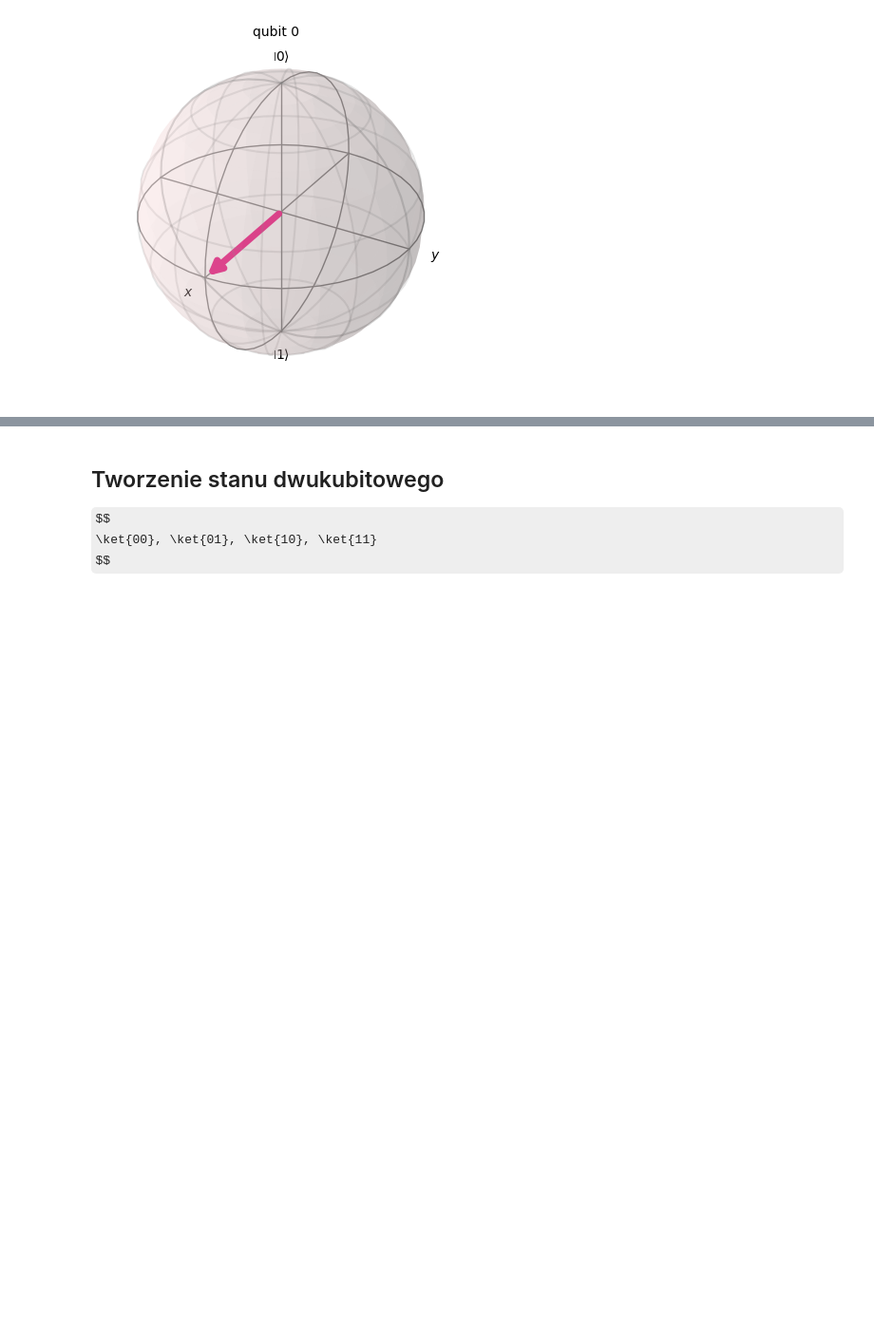
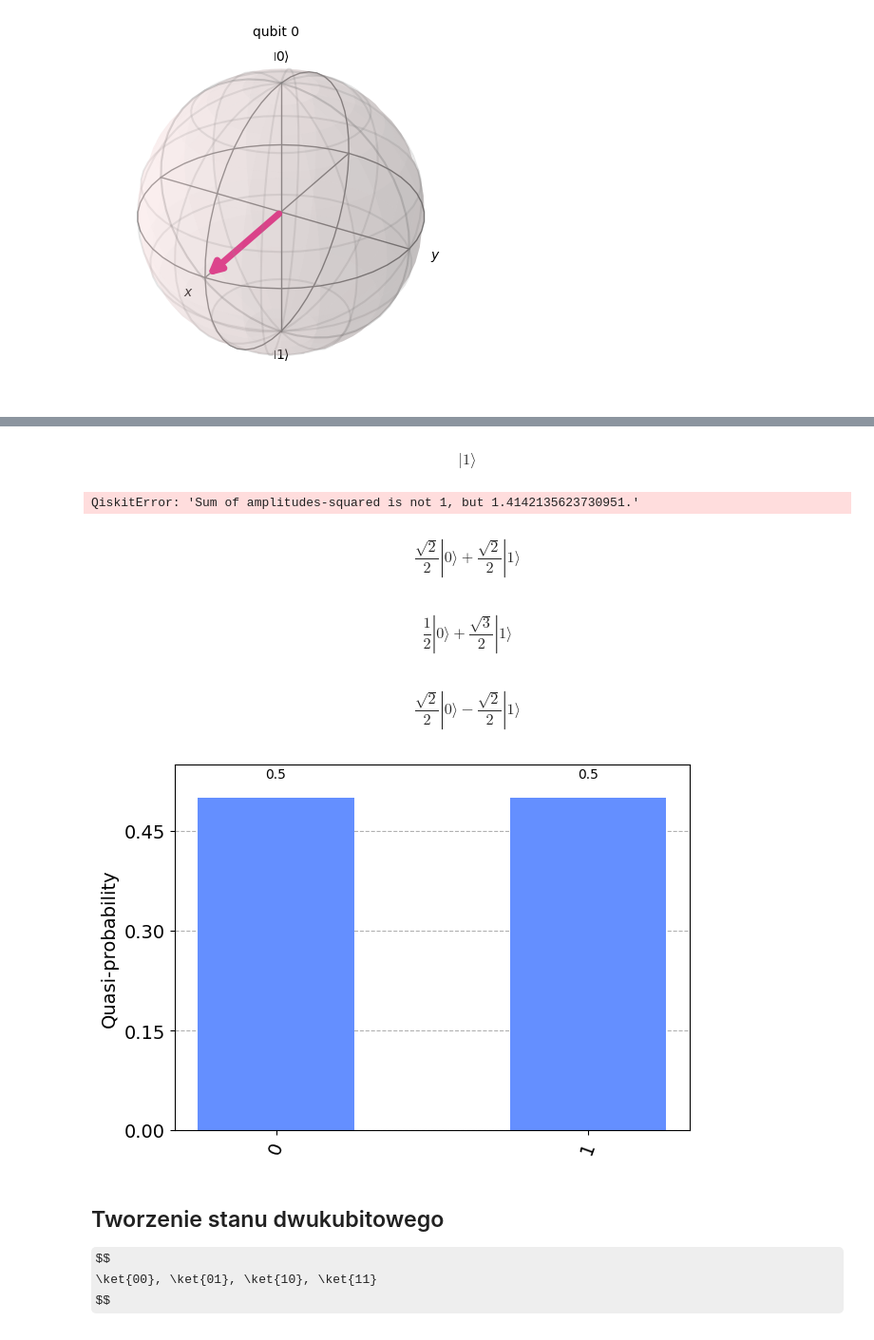
Before and after one commit to sebkaz-teaching/intro_to_qml, a Jupyter notebook: cwiczenia/cw1.ipynb, the cells around one changed output, grey strips where cells are left out. Shown at 95% size. Drawn from its saved outputs; the diff is of its cells as text; code cells hidden in the pictures; some formulas as TeX source; blank space fills up the shorter version.

```diff
--- a/cwiczenia/cw1.ipynb
+++ b/cwiczenia/cw1.ipynb
@@ -180,3 +190,57 @@ plot_bloch_multivector(result.get_statevector())
+# %%
+from qiskit import Aer, execute
+backend = Aer.get_backend('statevector_simulator')
+result = execute(qc, backend).result()
+state = result.get_statevector()
+state.draw('latex')
+# %% [output]
+$$ |1\rangle$$
+# %%
+initial_state = [1,1]
+qc = QuantumCircuit(1)
+qc.initialize(initial_state, 0)
+result = execute(qc, backend).result().get_statevector()
+result.draw('latex')
+# %% [output]
+QiskitError: 'Sum of amplitudes-squared is not 1, but 1.4142135623730951.'
+# %%
+from math import sqrt
+initial_state = [1/sqrt(2),1/sqrt(2)]
+qc = QuantumCircuit(1)
+qc.initialize(initial_state, 0)
+result = execute(qc, backend).result().get_statevector()
+result.draw('latex')
+# %% [output]
+$$\frac{\sqrt{2}}{2} |0\rangle+\frac{\sqrt{2}}{2} |1\rangle$$
+# %%
+from math import sqrt
+initial_state = [1/2,sqrt(3)/2]
+qc = QuantumCircuit(1)
+qc.initialize(initial_state, 0)
+result = execute(qc, backend).result().get_statevector()
+result.draw('latex')
+# %% [output]
+$$\frac{1}{2} |0\rangle+\frac{\sqrt{3}}{2} |1\rangle$$
+# %%
+from math import pi, cos, sin
+def get_state(theta):
+    return [cos(theta/2), sin(theta/2)]
+
+theta = -pi/2
+
+qc = QuantumCircuit(1)
+qc.initialize(get_state(theta), 0)
+backend = Aer.get_backend('statevector_simulator')
+result = execute(qc, backend).result().get_statevector()
+result.draw('latex')
+# %% [output]
+$$\frac{\sqrt{2}}{2} |0\rangle- \frac{\sqrt{2}}{2} |1\rangle$$
+# %%
+from qiskit.visualization import plot_histogram
+result = execute(qc, backend).result().get_counts()
+plot_histogram(result)
+# %% [output]
+[figure, added]
 # %% [markdown]
 ## Tworzenie stanu dwukubitowego
 
```
Also changed, not shown: parts of 2 cells of this notebook, 24 other files.
